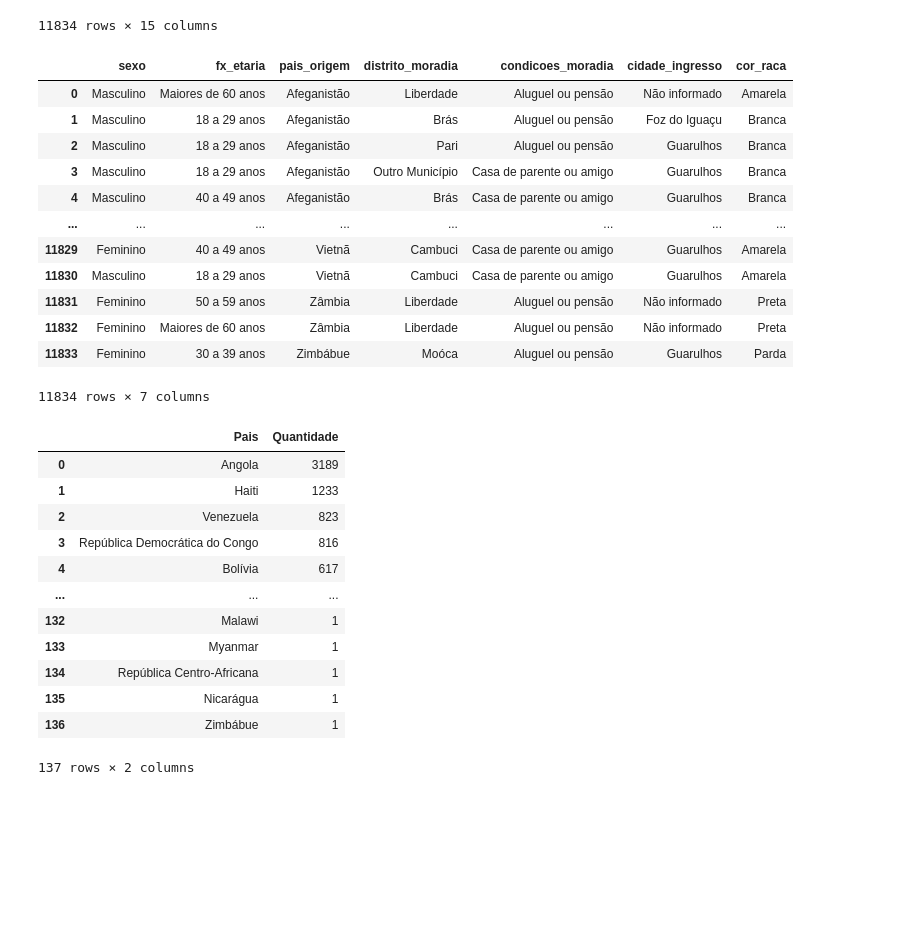
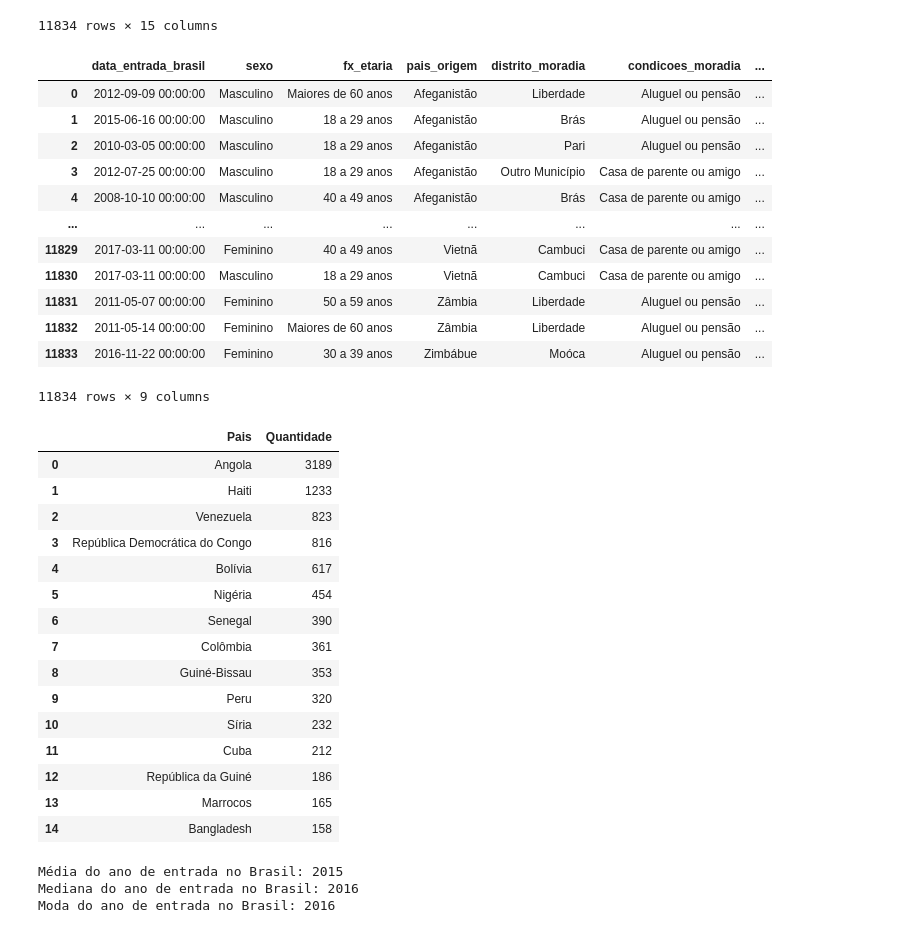
Before and after one commit to VictorHugo11/analise_imigrante, a Jupyter notebook: imigrantes.ipynb, the cells around one changed output. Drawn from its saved outputs; the diff is of its cells as text; code cells hidden in the pictures; blank space fills up the shorter version.

```diff
--- a/imigrantes.ipynb
+++ b/imigrantes.ipynb
@@ -21,22 +23,22 @@ tabela_original
 | 11833 | 2016-11-22 00:00:00 | 2018-12-14 10:55:07.626 | 24 | Feminino | 30 a 39 anos | Zimbábue | ... |
 11834 rows × 15 columns
 # %%
-tabela_nova = tabela_original[['sexo', 'fx_etaria', 'pais_origem', 'distrito_moradia', 'condicoes_moradia', 'cidade_ingresso', 'cor_raca']]
+tabela_nova = tabela_original[['data_entrada_brasil', 'sexo', 'fx_etaria', 'pais_origem', 'distrito_moradia', 'condicoes_moradia', 'cidade_ingresso', 'cor_raca', 'situacao_migratoria']]
 tabela_nova
 # %% [output]
-|  | sexo | fx_etaria | pais_origem | distrito_moradia | condicoes_moradia | cidade_ingresso | cor_raca |
-| 0 | Masculino | Maiores de 60 anos | Afeganistão | Liberdade | Aluguel ou pensão | Não informado | Amarela |
-| 1 | Masculino | 18 a 29 anos | Afeganistão | Brás | Aluguel ou pensão | Foz do Iguaçu | Branca |
-| 2 | Masculino | 18 a 29 anos | Afeganistão | Pari | Aluguel ou pensão | Guarulhos | Branca |
-| 3 | Masculino | 18 a 29 anos | Afeganistão | Outro Município | Casa de parente ou amigo | Guarulhos | Branca |
-| 4 | Masculino | 40 a 49 anos | Afeganistão | Brás | Casa de parente ou amigo | Guarulhos | Branca |
+|  | data_entrada_brasil | sexo | fx_etaria | pais_origem | distrito_moradia | condicoes_moradia | ... |
+| 0 | 2012-09-09 00:00:00 | Masculino | Maiores de 60 anos | Afeganistão | Liberdade | Aluguel ou pensão | ... |
+| 1 | 2015-06-16 00:00:00 | Masculino | 18 a 29 anos | Afeganistão | Brás | Aluguel ou pensão | ... |
+| 2 | 2010-03-05 00:00:00 | Masculino | 18 a 29 anos | Afeganistão | Pari | Aluguel ou pensão | ... |
+| 3 | 2012-07-25 00:00:00 | Masculino | 18 a 29 anos | Afeganistão | Outro Município | Casa de parente ou amigo | ... |
+| 4 | 2008-10-10 00:00:00 | Masculino | 40 a 49 anos | Afeganistão | Brás | Casa de parente ou amigo | ... |
 | ... | ... | ... | ... | ... | ... | ... | ... |
-| 11829 | Feminino | 40 a 49 anos | Vietnã | Cambuci | Casa de parente ou amigo | Guarulhos | Amarela |
-| 11830 | Masculino | 18 a 29 anos | Vietnã | Cambuci | Casa de parente ou amigo | Guarulhos | Amarela |
-| 11831 | Feminino | 50 a 59 anos | Zâmbia | Liberdade | Aluguel ou pensão | Não informado | Preta |
-| 11832 | Feminino | Maiores de 60 anos | Zâmbia | Liberdade | Aluguel ou pensão | Não informado | Preta |
-| 11833 | Feminino | 30 a 39 anos | Zimbábue | Moóca | Aluguel ou pensão | Guarulhos | Parda |
+| 11829 | 2017-03-11 00:00:00 | Feminino | 40 a 49 anos | Vietnã | Cambuci | Casa de parente ou amigo | ... |
+| 11830 | 2017-03-11 00:00:00 | Masculino | 18 a 29 anos | Vietnã | Cambuci | Casa de parente ou amigo | ... |
+| 11831 | 2011-05-07 00:00:00 | Feminino | 50 a 59 anos | Zâmbia | Liberdade | Aluguel ou pensão | ... |
+| 11832 | 2011-05-14 00:00:00 | Feminino | Maiores de 60 anos | Zâmbia | Liberdade | Aluguel ou pensão | ... |
+| 11833 | 2016-11-22 00:00:00 | Feminino | 30 a 39 anos | Zimbábue | Moóca | Aluguel ou pensão | ... |
-11834 rows × 7 columns
+11834 rows × 9 columns
 # %%
 pais_origem = []
 sexo = []
@@ -65,6 +71,6 @@ for elemento, contagem in tabela_original['distrito_moradia'].value_counts().ite
 # %%
 df_pais_origem = pd.DataFrame(pais_origem, columns=['Pais', 'Quantidade'])
-df_pais_origem
+df_pais_origem.head(15)
 # %% [output]
 |  | Pais | Quantidade |
 | 0 | Angola | 3189 |
@@ -72,11 +78,34 @@ df_pais_origem
 | 2 | Venezuela | 823 |
 | 3 | República Democrática do Congo | 816 |
 | 4 | Bolívia | 617 |
-| ... | ... | ... |
-| 132 | Malawi | 1 |
-| 133 | Myanmar | 1 |
-| 134 | República Centro-Africana | 1 |
-| 135 | Nicarágua | 1 |
-| 136 | Zimbábue | 1 |
+| 5 | Nigéria | 454 |
+| 6 | Senegal | 390 |
+| 7 | Colômbia | 361 |
+| 8 | Guiné-Bissau | 353 |
+| 9 | Peru | 320 |
+| 10 | Síria | 232 |
+| 11 | Cuba | 212 |
+| 12 | República da Guiné | 186 |
+| 13 | Marrocos | 165 |
+| 14 | Bangladesh | 158 |
-137 rows × 2 columns
+# %%
+data_entrada = tabela_nova[['data_entrada_brasil']]
+
+df_entrada_br = pd.DataFrame(data_entrada)
+
+df_entrada_br['data_entrada_brasil'] = pd.to_datetime(df_entrada_br['data_entrada_brasil'], errors='coerce')
+
+df_entrada_br['ano_entrada_brasil'] = df_entrada_br['data_entrada_brasil'].dt.year
+
+media_ano = df_entrada_br['ano_entrada_brasil'].mean()
+mediana_ano = df_entrada_br['ano_entrada_brasil'].median()
+moda_ano = df_entrada_br['ano_entrada_brasil'].mode()[0]
+
+print(f'Média do ano de entrada no Brasil: {media_ano:.0f}')
+print(f'Mediana do ano de entrada no Brasil: {mediana_ano:.0f}')
+print(f'Moda do ano de entrada no Brasil: {moda_ano:.0f}')
+# %% [output]
+Média do ano de entrada no Brasil: 2015
+Mediana do ano de entrada no Brasil: 2016
+Moda do ano de entrada no Brasil: 2016
 # %%
```
Also changed, not shown: parts of 12 cells of this notebook.
